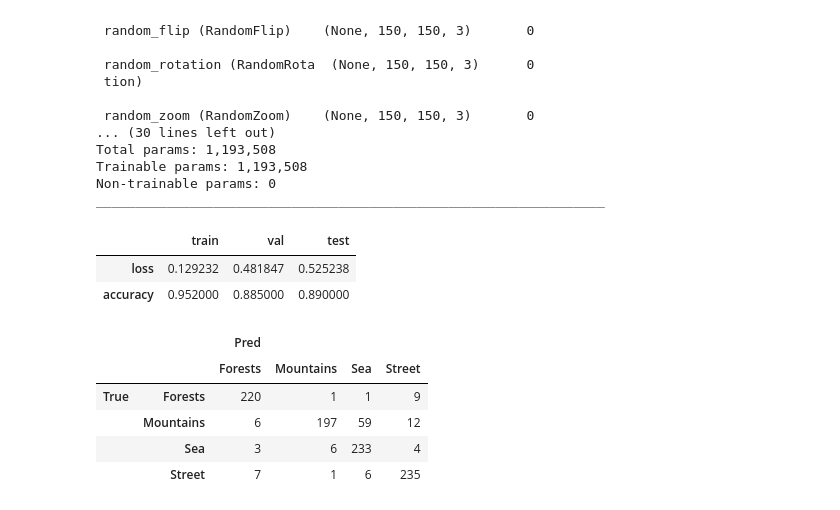
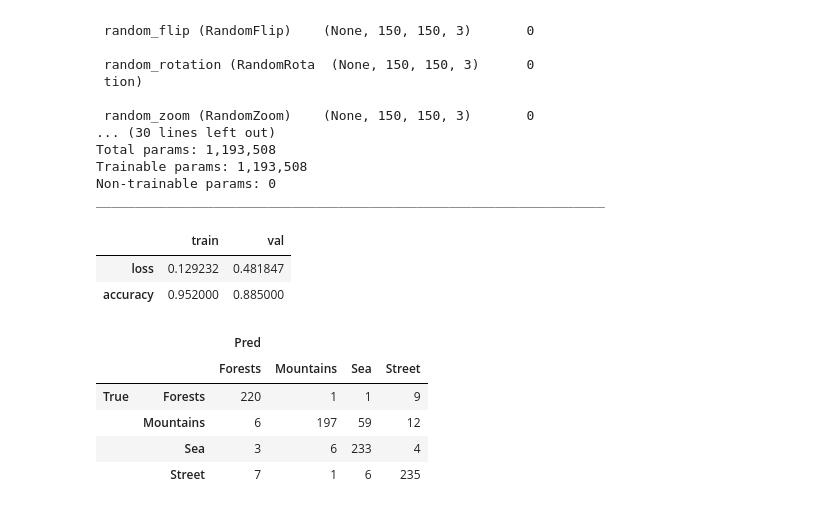
Before and after one commit to JuanCruzC97/ml-stuff, a Jupyter notebook: computer-vision/scenes.ipynb, the cells around one changed output. Saved outputs shown, nothing was run; the diff lists cells and outputs as text; code cells hidden in the pictures.

```diff
--- a/computer-vision/scenes.ipynb
+++ b/computer-vision/scenes.ipynb
@@ -972,11 +973,11 @@ Trainable params: 1,193,508
 Non-trainable params: 0
 _________________________________________________________________
 # %%
-model_evaluation(conv_4, train_data, train_targets, val_data, val_targets, test_data, test_targets)
+model_evaluation(conv_4, train_data, train_targets, val_data, val_targets)
 # %% [output]
-|  | train | val | test |
-| loss | 0.129232 | 0.481847 | 0.525238 |
-| accuracy | 0.952000 | 0.885000 | 0.890000 |
+|  | train | val |
+| loss | 0.129232 | 0.481847 |
+| accuracy | 0.952000 | 0.885000 |
 # %%
 display_confusion_matrix(val_targets, np.argmax(conv_4.predict(val_data, verbose=False), axis=1))
 # %% [output]
```
Also changed, not shown: parts of 11 cells of this notebook, 1 other file.
